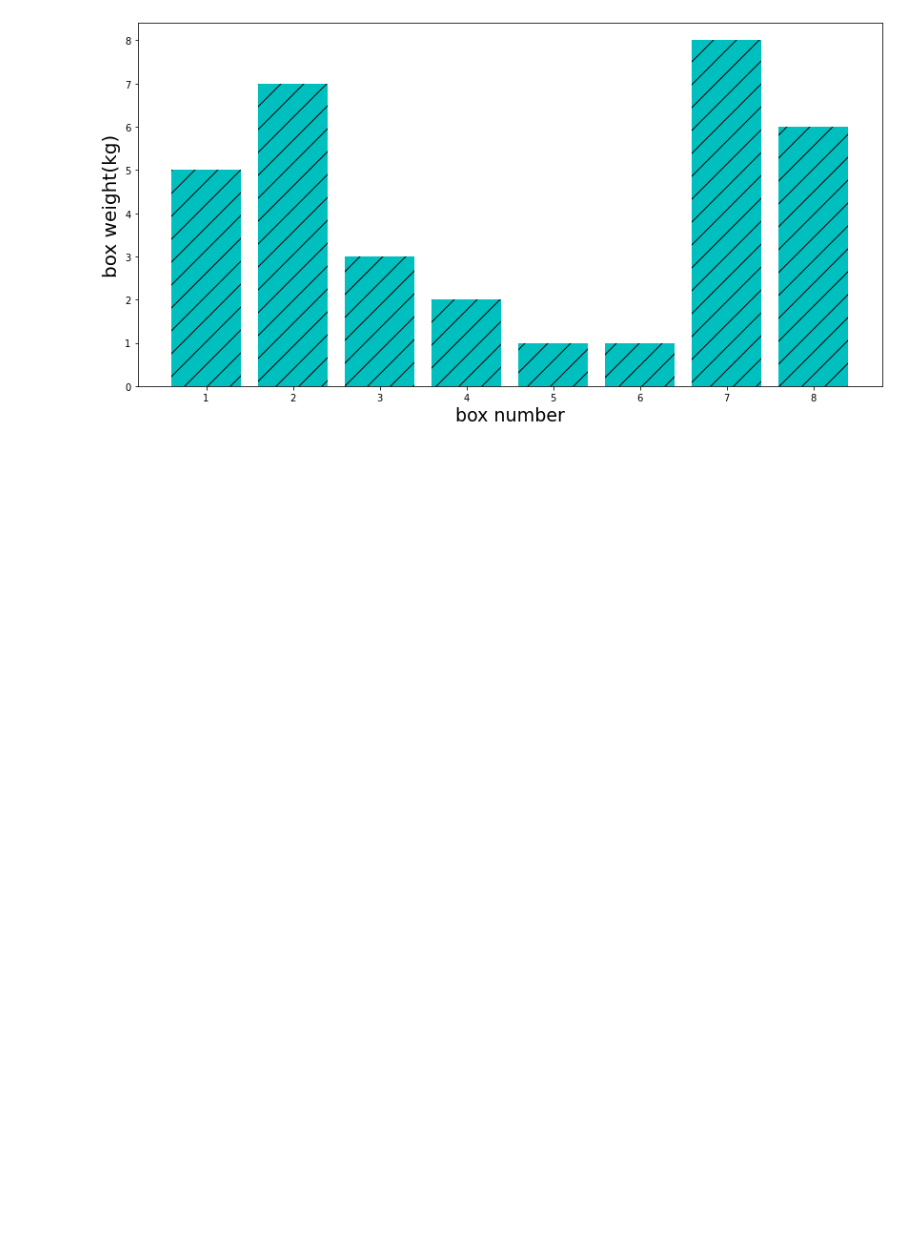
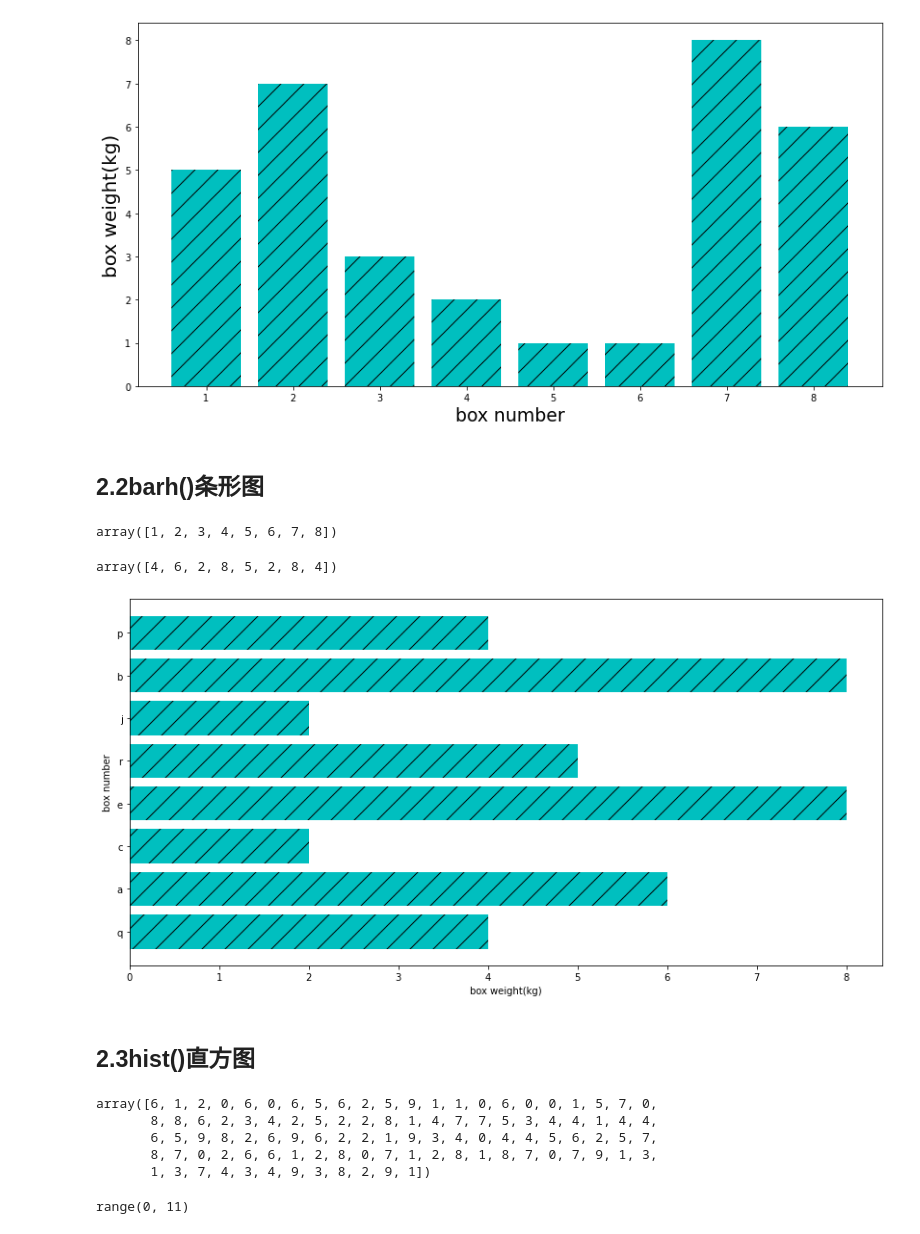
Before and after one commit to meininghang/Personal-Learning, a Jupyter notebook: matplotlib学习/基础图形.ipynb, the cells around one changed output. Cells and saved outputs as stored; diff of their text form; code cells hidden in the pictures; blank space fills up the shorter version.

```diff
--- a/matplotlib学习/基础图形.ipynb
+++ b/matplotlib学习/基础图形.ipynb
@@ -26,3 +26,5 @@ plt.ylabel('box weight(kg)',fontsize=20)
 plt.show()
 # %% [output]
 [figure]
+# %% [markdown]
+## 2.2barh()条形图
@@ -28,0 +36,32 @@ plt.show()
+# %%
+x = np.arange(1,9)
+y = np.random.randint(2,9,8)
+# %%
+x
+# %% [output]
+array([1, 2, 3, 4, 5, 6, 7, 8])
+# %%
+y
+# %% [output]
+array([4, 6, 2, 8, 5, 2, 8, 4])
+# %%
+plt.figure(figsize=(14,7))
+plt.barh(x,y,align='center',color='c',
+        tick_label=['q','a','c','e','r','j','b','p'],
+        hatch='/')
+plt.xlabel('box weight(kg)')
+plt.ylabel('box number')
+plt.show()
+# %% [output]
+[figure, added]
+# %% [markdown]
+## 2.3hist()直方图
+# %%
+boxWeight = np.random.randint(0,10,100)
+boxWeight
+# %% [output]
+array([6, 1, 2, 0, 6, 0, 6, 5, 6, 2, 5, 9, 1, 1, 0, 6, 0, 0, 1, 5, 7, 0,
+       8, 8, 6, 2, 3, 4, 2, 5, 2, 2, 8, 1, 4, 7, 7, 5, 3, 4, 4, 1, 4, 4,
+       6, 5, 9, 8, 2, 6, 9, 6, 2, 2, 1, 9, 3, 4, 0, 4, 4, 5, 6, 2, 5, 7,
+       8, 7, 0, 2, 6, 6, 1, 2, 8, 0, 7, 1, 2, 8, 1, 8, 7, 0, 7, 9, 1, 3,
+       1, 3, 7, 4, 3, 4, 9, 3, 8, 2, 9, 1])
@@ -28,0 +70,5 @@ plt.show()
+# %%
+bins = range(0,11,1)
+bins
+# %% [output]
+range(0, 11)
```
Also changed, not shown: parts of 21 cells of this notebook, 2 other files.
